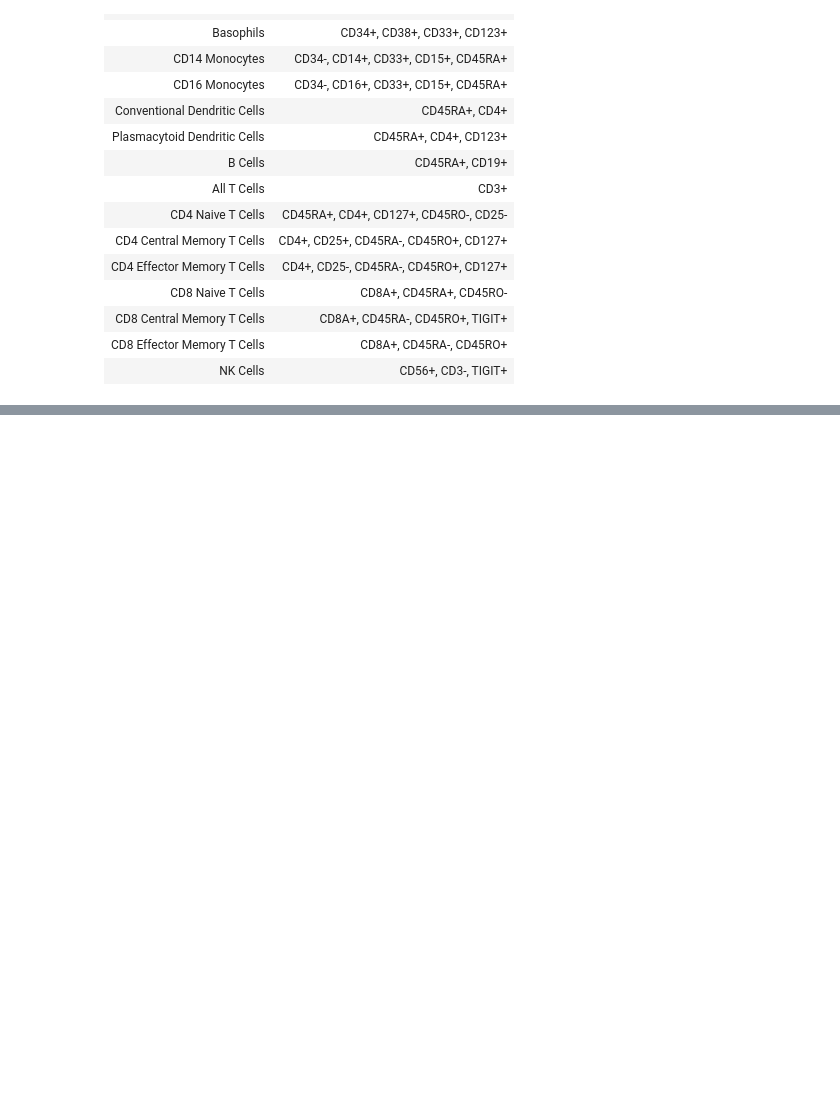
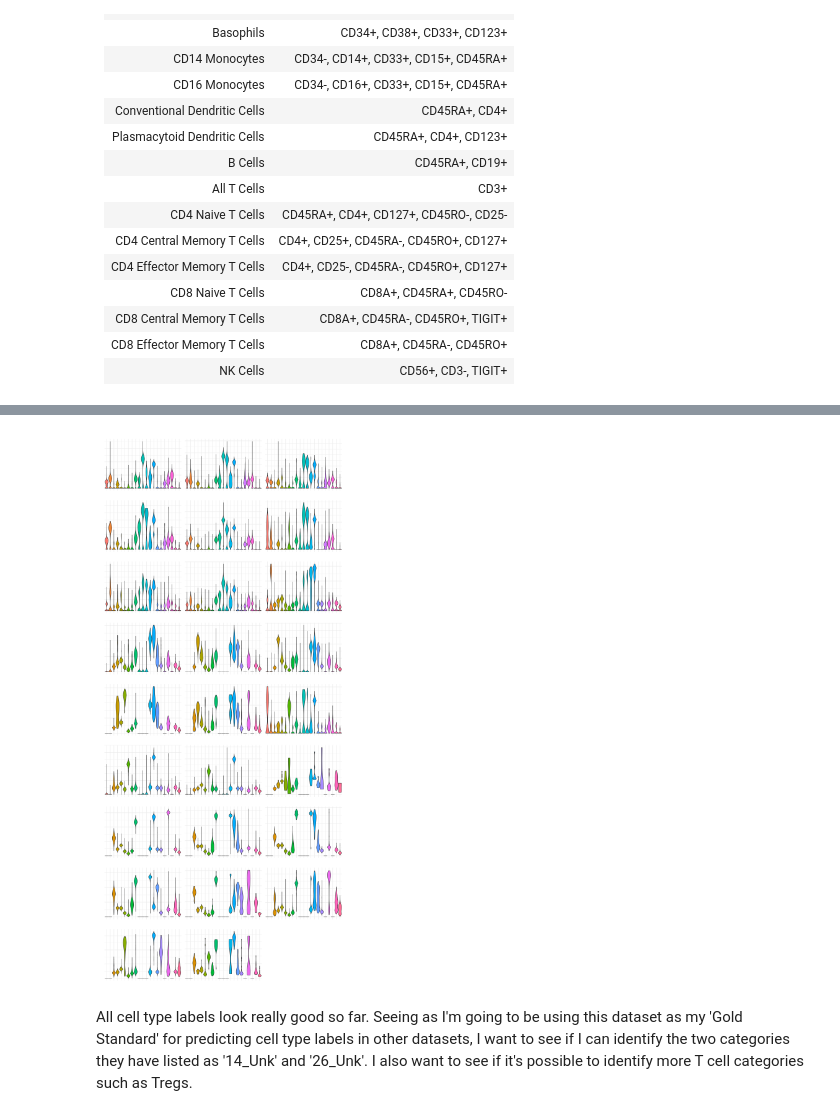
Before and after one commit to Sarah145/bone_marrow_analysis, a Jupyter notebook: notebooks/pre_processing_granja.ipynb, the cells around one changed output, grey strips where cells are left out. Drawn from its saved outputs; the diff is of its cells as text; code cells hidden in the pictures; blank space fills up the shorter version.

```diff
--- a/notebooks/pre_processing_granja.ipynb
+++ b/notebooks/pre_processing_granja.ipynb
@@ -301,0 +132,14 @@ adata.write('../data/granja/granja.h5ad')
+# %%
+%%R -i df -h 1800 -w 800
+
+# check which proteins are being expressed in each cell type
+df <- df %>% pivot_longer(2:ncol(df), names_to = 'Protein')
+ggplot(df, aes(x = Protein, y = value, fill = Protein)) +
+    geom_violin(scale = 'width', show.legend = F) +
+    facet_wrap(~BioClassification, scales = 'free', nrow = 9) +
+    theme_minimal(base_size = 12) +
+    theme(axis.text.x = element_text(angle = 90, hjust = 1, vjust = 0.5))
+# %% [output]
+[figure, added]
+# %% [markdown]
+All cell type labels look really good so far. Seeing as I'm going to be using this dataset as my 'Gold Standard' for predicting cell type labels in other datasets, I want to see if I can identify the two categories they have listed as '14_Unk' and '26_Unk'. I also want to see if it's possible to identify more T cell categories such as Tregs.
```
Also changed, not shown: parts of 37 cells of this notebook, 4 other files.
